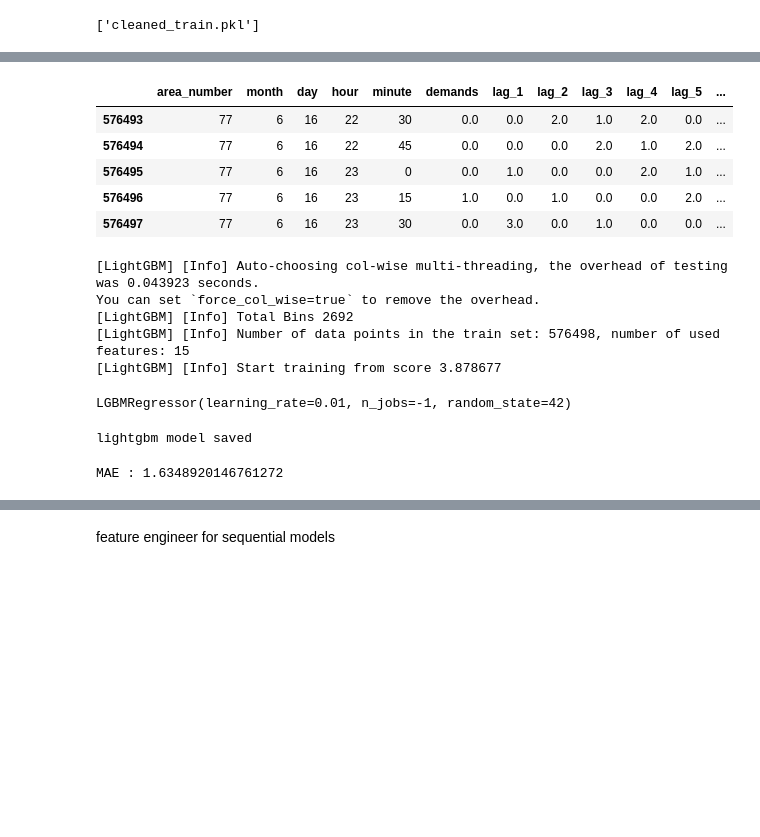
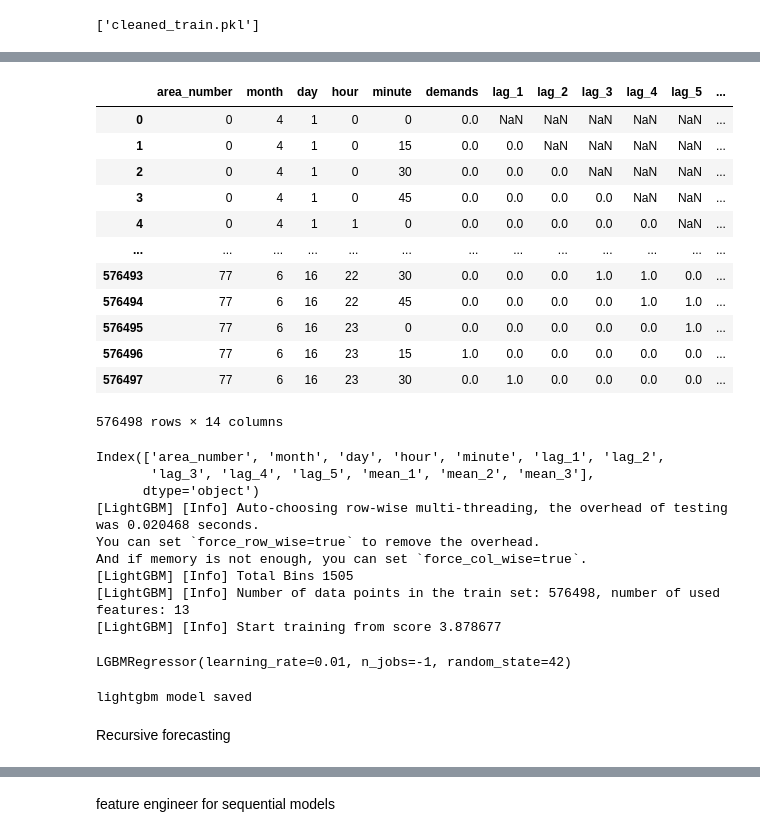
Before and after one commit to isel-har/uber_42, a Jupyter notebook: Untitled0.ipynb, the cells around one changed output, grey strips where cells are left out. Saved outputs shown, nothing was run; the diff lists cells and outputs as text; code cells hidden in the pictures; blank space fills up the shorter version.

Commit message:
adding recursive forecasting

```diff
--- a/Untitled0.ipynb
+++ b/Untitled0.ipynb
@@ -125,0 +119,10 @@ def create_lags(
+# %%
+def create_areas_rolling_feature(data, window=3):
+
+    rolling_df = pd.DataFrame()
+
+    for area in areas:
+        for i in range(1, window + 1):
+            rolling_df[f'mean_{i}'] = data[area].rolling(window=i).mean()
+
+    return rolling_df
@@ -186,0 +179,3 @@ lag_df.tail()
+# %%
+lags_df = create_areas_lag_features(cleaned_train)
+lags_df.tail()
@@ -186,0 +189,3 @@ lag_df.tail()
+# %%
+rolling_df = create_areas_rolling_feature(cleaned_train)
+rolling_df.tail()
@@ -187,16 +199,26 @@ lag_df.tail()
 # %%
-train_df = pd.concat([time_df, lag_df], axis=1)
-train_df.tail()
+train_df = pd.concat([time_df, lags_df, rolling_df], axis=1)
+train_df
 # %% [output]
 |  | area_number | month | day | hour | minute | demands | lag_1 | lag_2 | lag_3 | lag_4 | lag_5 | ... |
-| 576493 | 77 | 6 | 16 | 22 | 30 | 0.0 | 0.0 | 2.0 | 1.0 | 2.0 | 0.0 | ... |
-| 576494 | 77 | 6 | 16 | 22 | 45 | 0.0 | 0.0 | 0.0 | 2.0 | 1.0 | 2.0 | ... |
-| 576495 | 77 | 6 | 16 | 23 | 0 | 0.0 | 1.0 | 0.0 | 0.0 | 2.0 | 1.0 | ... |
-| 576496 | 77 | 6 | 16 | 23 | 15 | 1.0 | 0.0 | 1.0 | 0.0 | 0.0 | 2.0 | ... |
-| 576497 | 77 | 6 | 16 | 23 | 30 | 0.0 | 3.0 | 0.0 | 1.0 | 0.0 | 0.0 | ... |
+| 0 | 0 | 4 | 1 | 0 | 0 | 0.0 | NaN | NaN | NaN | NaN | NaN | ... |
+| 1 | 0 | 4 | 1 | 0 | 15 | 0.0 | 0.0 | NaN | NaN | NaN | NaN | ... |
+| 2 | 0 | 4 | 1 | 0 | 30 | 0.0 | 0.0 | 0.0 | NaN | NaN | NaN | ... |
+| 3 | 0 | 4 | 1 | 0 | 45 | 0.0 | 0.0 | 0.0 | 0.0 | NaN | NaN | ... |
+| 4 | 0 | 4 | 1 | 1 | 0 | 0.0 | 0.0 | 0.0 | 0.0 | 0.0 | NaN | ... |
+| ... | ... | ... | ... | ... | ... | ... | ... | ... | ... | ... | ... | ... |
+| 576493 | 77 | 6 | 16 | 22 | 30 | 0.0 | 0.0 | 0.0 | 1.0 | 1.0 | 0.0 | ... |
+| 576494 | 77 | 6 | 16 | 22 | 45 | 0.0 | 0.0 | 0.0 | 0.0 | 1.0 | 1.0 | ... |
+| 576495 | 77 | 6 | 16 | 23 | 0 | 0.0 | 0.0 | 0.0 | 0.0 | 0.0 | 1.0 | ... |
+| 576496 | 77 | 6 | 16 | 23 | 15 | 1.0 | 0.0 | 0.0 | 0.0 | 0.0 | 0.0 | ... |
+| 576497 | 77 | 6 | 16 | 23 | 30 | 0.0 | 1.0 | 0.0 | 0.0 | 0.0 | 0.0 | ... |
+576498 rows × 14 columns
 # %%
 y_train = train_df['demands']
 train_df.drop(columns=['demands'], inplace=True)
+
+
+print(train_df.columns)
 
 model = LGBMRegressor(
     n_jobs=-1,
@@ -211,10 +233,14 @@ model.fit(
 
 model
 # %% [output]
-[LightGBM] [Info] Auto-choosing col-wise multi-threading, the overhead of testing was 0.043923 seconds.
-You can set `force_col_wise=true` to remove the overhead.
-[LightGBM] [Info] Total Bins 2692
-[LightGBM] [Info] Number of data points in the train set: 576498, number of used features: 15
+Index(['area_number', 'month', 'day', 'hour', 'minute', 'lag_1', 'lag_2',
+       'lag_3', 'lag_4', 'lag_5', 'mean_1', 'mean_2', 'mean_3'],
+      dtype='object')
+[LightGBM] [Info] Auto-choosing row-wise multi-threading, the overhead of testing was 0.020468 seconds.
+You can set `force_row_wise=true` to remove the overhead.
+And if memory is not enough, you can set `force_col_wise=true`.
+[LightGBM] [Info] Total Bins 1505
+[LightGBM] [Info] Number of data points in the train set: 576498, number of used features: 13
 [LightGBM] [Info] Start training from score 3.878677
 LGBMRegressor(learning_rate=0.01, n_jobs=-1, random_state=42)
 # %%
@@ -222,9 +248,5 @@ joblib.dump(model, "lightgbm.pkl")
 print("lightgbm model saved")
 # %% [output]
 lightgbm model saved
-# %%
-y_test = df_test.drop(columns=['demands'])
-
-# Recursive / Autoregressive (Iterative)
-# %% [output]
-MAE : 1.6348920146761272
+# %% [markdown]
+Recursive forecasting
```
Also changed, not shown: parts of 12 cells of this notebook.
